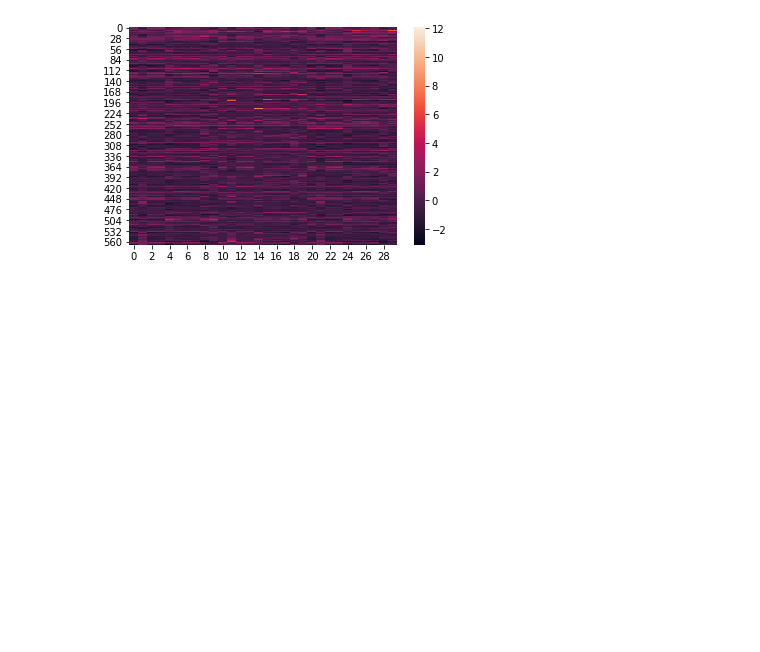
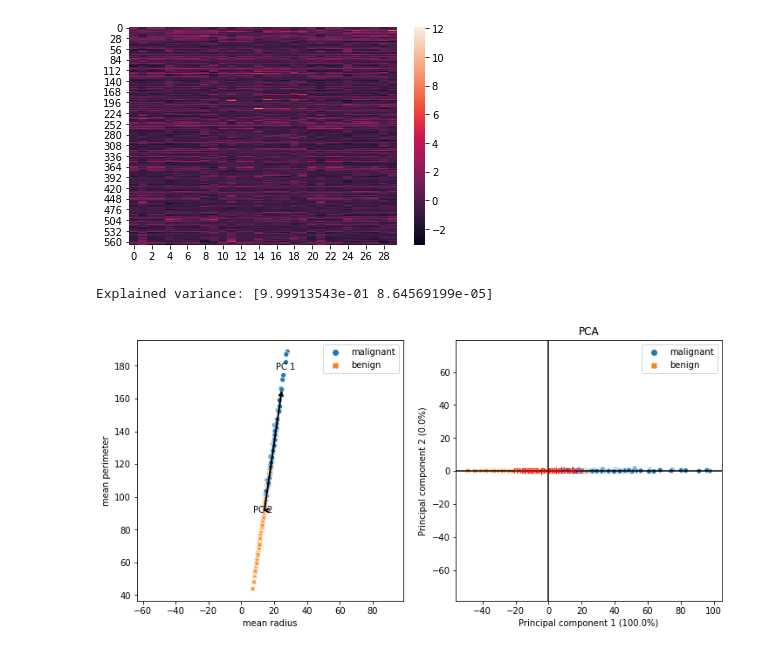
Before and after one commit to cmbi/pca_intro, a Jupyter notebook: Introduction.ipynb, the cells around one changed output. Saved outputs shown, nothing was run; the diff lists cells and outputs as text; code cells hidden in the pictures; blank space fills up the shorter version.

```diff
--- a/Introduction.ipynb
+++ b/Introduction.ipynb
@@ -105,3 +117,60 @@ sns.heatmap(df_normalized)
  [-1.80840125  1.22179204 -1.81438851 ... -1.74506282 -0.04813821
   -0.75120669]]
 [figure]
+# %%
+# PCA with two variables only
+from sklearn import decomposition
+fig, axes = plt.subplots(1, 2, figsize = (12, 5.5))
+x, y = "mean compactness", "mean concavity"
+#x, y = "mean radius", "mean perimeter"
+# scatterplot of two features
+sns.scatterplot(
+    x = x,
+    y = y,
+    data = df,
+    hue = classes, style = classes,
+    ax = axes[0])
+# PCA of two features
+pca = decomposition.PCA(n_components = 2)
+transformed = pca.fit_transform(df.loc[:,(x,y)]) # two columns only
+# variance explained by principal components
+print("Explained variance:", pca.explained_variance_ratio_)
+sns.scatterplot(
+    x = transformed[:,0], # PC1
+    y = transformed[:,1], # PC2
+    hue = classes, style = classes,
+    ax = axes[1])
+axes[1].set_xlabel(
+    "Principal component 1 ({0:.1%})".format(pca.explained_variance_ratio_[0]))
+axes[1].set_ylabel(
+    "Principal component 2 ({0:.1%})".format(pca.explained_variance_ratio_[1]))
+axes[1].set_title("PCA")
+# add PCs to scatterplot
+for pc, label in enumerate(("PC 1", "PC 2")):
+    axes[0].annotate(
+        "",
+        xy = pca.mean_,
+        xytext = pca.mean_ + 3*pca.components_[pc] * np.sqrt(pca.explained_variance_[pc]),
+        arrowprops = {"arrowstyle": "<-",
+                      "linewidth": 2,
+                      "shrinkA": 0,
+                      "shrinkB": 0})
+    axes[0].text(
+        *(pca.mean_ + 3.6*pca.components_[pc] * np.sqrt(pca.explained_variance_[pc])),
+        label, color = "k", ha = "center", va = "center")
+axes[1].axvline(0, c = "k")
+axes[1].axhline(0, c = "k")
+for idx, var in enumerate((x, y)):
+    axes[1].arrow(
+        0, 0, 0.1*pca.components_[idx, 0], 0.1*pca.components_[idx, 1],
+        color = "r", linewidth = 1, width = 0.003)
+    axes[1].text(
+        0.14*pca.components_[idx, 0], 0.14*pca.components_[idx, 1],
+        var, color = "r", ha = "center", va = "center")
+# set equal dimensions for x and y axis
+axes[0].axis("equal")
+axes[1].axis("equal")
+plt.show()
+# %% [output]
+Explained variance: [9.99913543e-01 8.64569199e-05]
+[figure, added]
```
Also changed, not shown: parts of 6 cells of this notebook.
